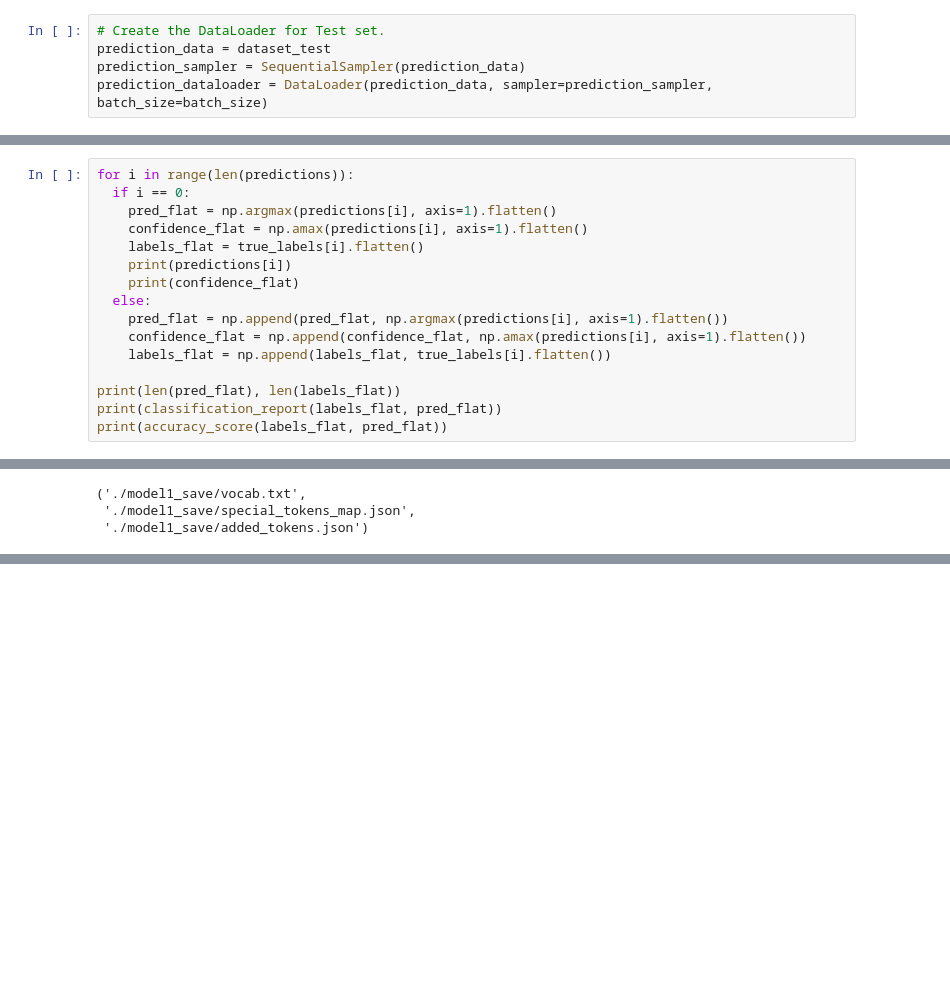
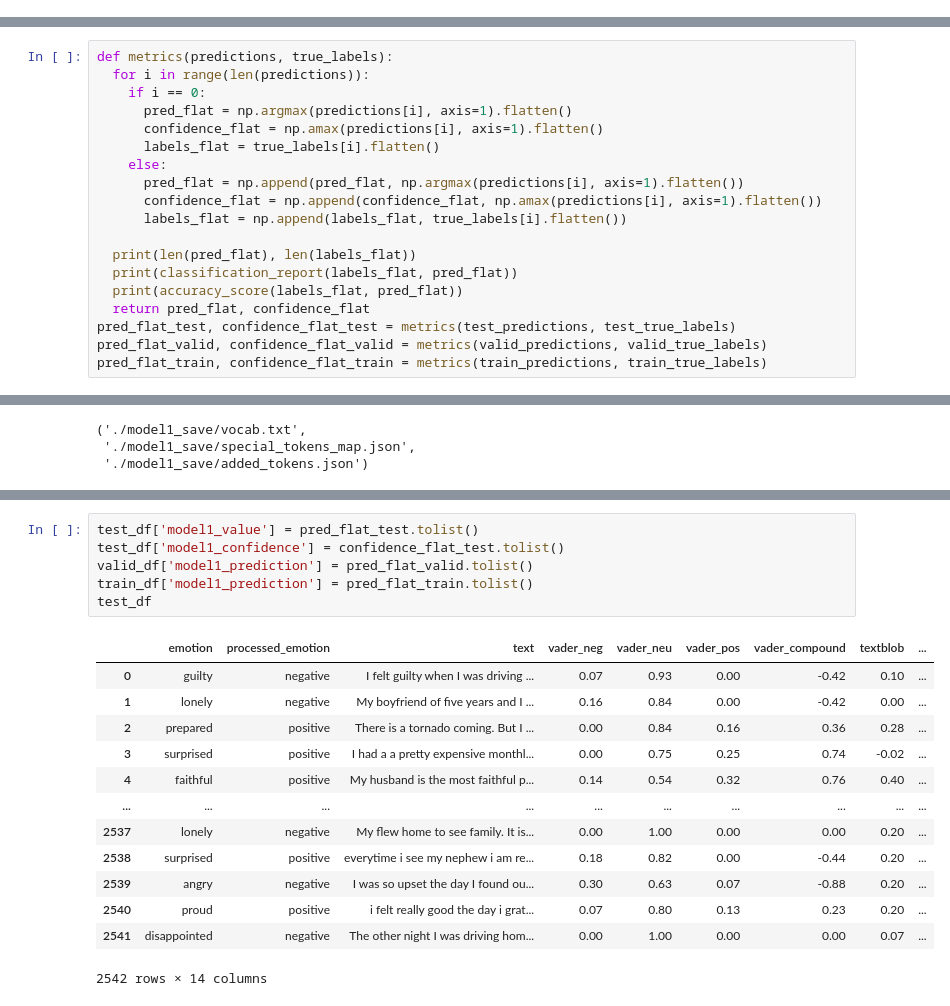
Before and after one commit to omkarpat/EmpatheticDialoguesEmotionDetection, a Jupyter notebook: Pos_Neg_fine_tuning.ipynb, the cells around one changed output, grey strips where cells are left out. Cells and saved outputs as stored; diff of their text form; blank space fills up the shorter version.

Commit message:
updated code for confidence values

```diff
--- a/Pos_Neg_fine_tuning.ipynb
+++ b/Pos_Neg_fine_tuning.ipynb
@@ -698,9 +698,4 @@ plt.xticks([1, 2, 3, 4])
 plt.show()
 # %% [output]
 [figure]
-# %%
-# Create the DataLoader for Test set.
-prediction_data = dataset_test
-prediction_sampler = SequentialSampler(prediction_data)
-prediction_dataloader = DataLoader(prediction_data, sampler=prediction_sampler, batch_size=batch_size)
 # %%
@@ -746,17 +758,20 @@ Predicting labels for 2,542 test sentences...
 # %%
-for i in range(len(predictions)):
-  if i == 0:
-    pred_flat = np.argmax(predictions[i], axis=1).flatten()
-    confidence_flat = np.amax(predictions[i], axis=1).flatten()
-    labels_flat = true_labels[i].flatten()
-    print(predictions[i])
-    print(confidence_flat)
-  else:
-    pred_flat = np.append(pred_flat, np.argmax(predictions[i], axis=1).flatten())
-    confidence_flat = np.append(confidence_flat, np.amax(predictions[i], axis=1).flatten())
-    labels_flat = np.append(labels_flat, true_labels[i].flatten())
+def metrics(predictions, true_labels):
+  for i in range(len(predictions)):
+    if i == 0:
+      pred_flat = np.argmax(predictions[i], axis=1).flatten()
+      confidence_flat = np.amax(predictions[i], axis=1).flatten()
+      labels_flat = true_labels[i].flatten()
+    else:
+      pred_flat = np.append(pred_flat, np.argmax(predictions[i], axis=1).flatten())
+      confidence_flat = np.append(confidence_flat, np.amax(predictions[i], axis=1).flatten())
+      labels_flat = np.append(labels_flat, true_labels[i].flatten())
 
-print(len(pred_flat), len(labels_flat))
-print(classification_report(labels_flat, pred_flat))
-print(accuracy_score(labels_flat, pred_flat))
+  print(len(pred_flat), len(labels_flat))
+  print(classification_report(labels_flat, pred_flat))
+  print(accuracy_score(labels_flat, pred_flat))
+  return pred_flat, confidence_flat
+pred_flat_test, confidence_flat_test = metrics(test_predictions, test_true_labels)
+pred_flat_valid, confidence_flat_valid = metrics(valid_predictions, valid_true_labels)
+pred_flat_train, confidence_flat_train = metrics(train_predictions, train_true_labels)
 # %% [output]
@@ -820,0 +827,20 @@ total 427947K
+# %%
+test_df['model1_value'] = pred_flat_test.tolist()
+test_df['model1_confidence'] = confidence_flat_test.tolist()
+valid_df['model1_prediction'] = pred_flat_valid.tolist()
+train_df['model1_prediction'] = pred_flat_train.tolist()
+test_df
+# %% [output]
+|  | emotion | processed_emotion | text | vader_neg | vader_neu | vader_pos | vader_compound | textblob | ... |
+| 0 | guilty | negative | I felt guilty when I was driving ... | 0.07 | 0.93 | 0.00 | -0.42 | 0.10 | ... |
+| 1 | lonely | negative | My boyfriend of five years and I ... | 0.16 | 0.84 | 0.00 | -0.42 | 0.00 | ... |
+| 2 | prepared | positive | There is a tornado coming. But I ... | 0.00 | 0.84 | 0.16 | 0.36 | 0.28 | ... |
+| 3 | surprised | positive | I had a a pretty expensive monthl... | 0.00 | 0.75 | 0.25 | 0.74 | -0.02 | ... |
+| 4 | faithful | positive | My husband is the most faithful p... | 0.14 | 0.54 | 0.32 | 0.76 | 0.40 | ... |
+| ... | ... | ... | ... | ... | ... | ... | ... | ... | ... |
+| 2537 | lonely | negative | My flew home to see family. It is... | 0.00 | 1.00 | 0.00 | 0.00 | 0.20 | ... |
+| 2538 | surprised | positive | everytime i see my nephew i am re... | 0.18 | 0.82 | 0.00 | -0.44 | 0.20 | ... |
+| 2539 | angry | negative | I was so upset the day I found ou... | 0.30 | 0.63 | 0.07 | -0.88 | 0.20 | ... |
+| 2540 | proud | positive | i felt really good the day i grat... | 0.07 | 0.80 | 0.13 | 0.23 | 0.20 | ... |
+| 2541 | disappointed | negative | The other night I was driving hom... | 0.00 | 1.00 | 0.00 | 0.00 | 0.07 | ... |
+2542 rows × 14 columns
```
Also changed, not shown: parts of 4 cells of this notebook.
